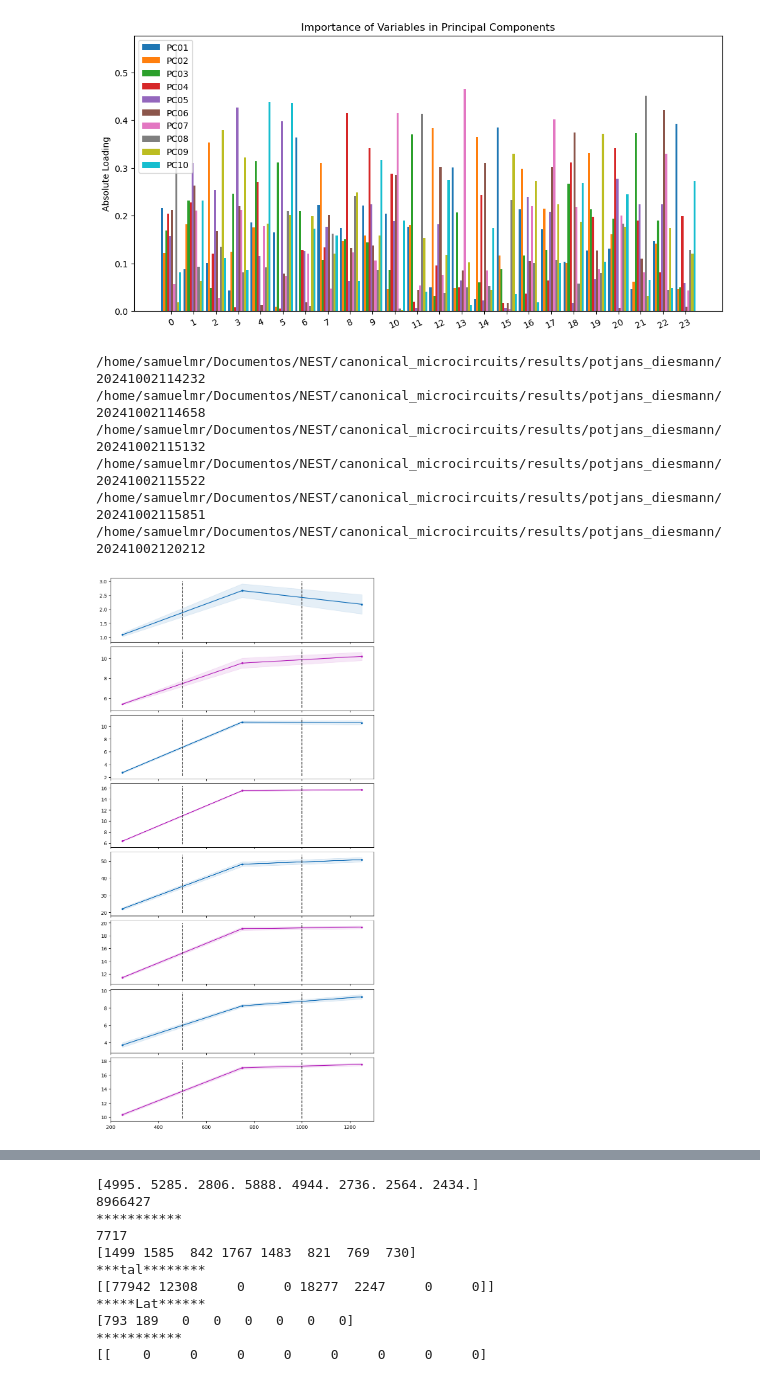
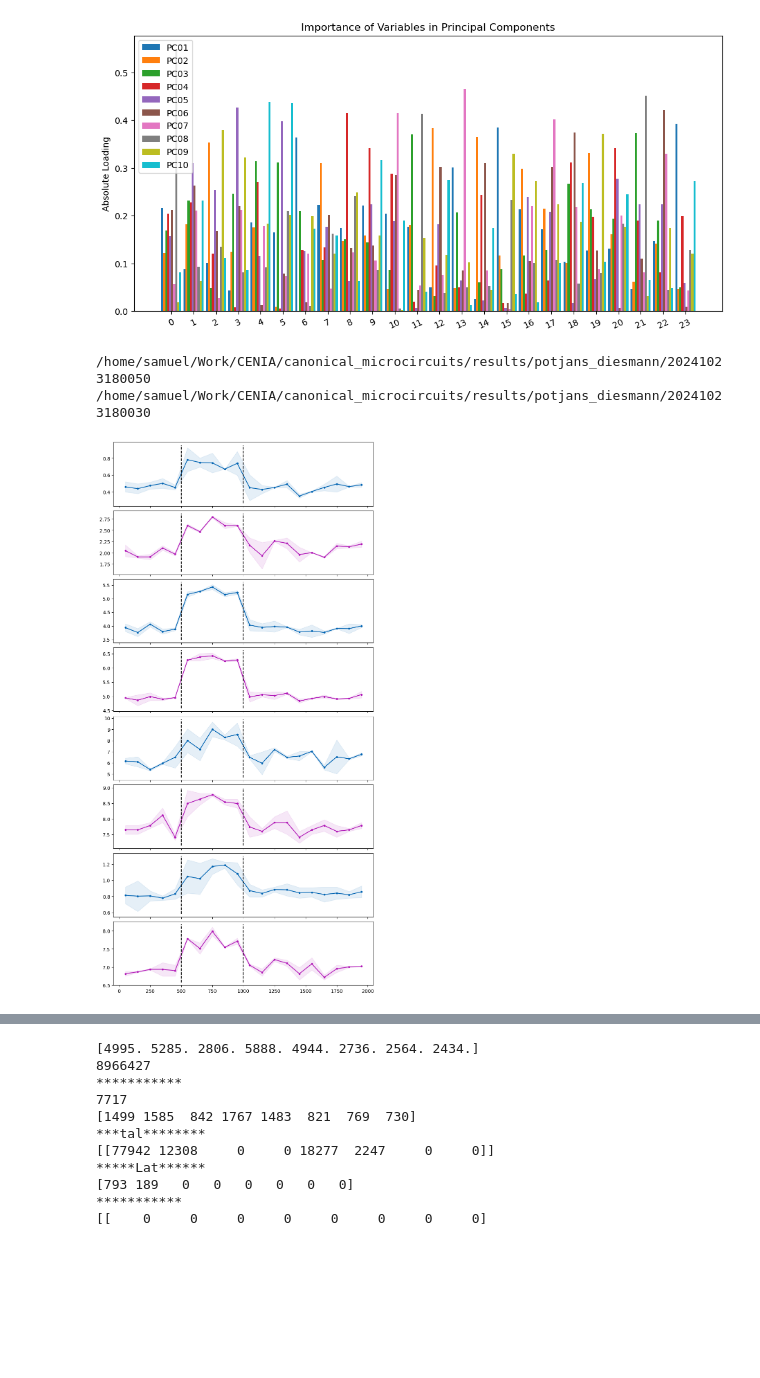
Before and after one commit to smadariagar/canonical_microcircuits, a Jupyter notebook: run_models.ipynb, the cells around one changed output, grey strips where cells are left out. Drawn from its saved outputs; the diff is of its cells as text; code cells hidden in the pictures; blank space fills up the shorter version.

```diff
--- a/run_models.ipynb
+++ b/run_models.ipynb
@@ -380,23 +379,20 @@ Variance explained by each principal component: 1.0
 # %%
 # PSTH nuevos
 folder_path = os.path.join(os.getcwd(), 'results/potjans_diesmann/')
 #folder_path = '/home/samuelmr/Escritorio/results/09_28/result3_4'
 
-l_bin = 500
+l_bin = 100
+t_sim = 2000
 
-psth.PSTH_folders_data(folder_path, 0.1, 1500, l_bin)
+psth.PSTH_folders_data(folder_path, 0.1, t_sim, l_bin)
 
-psth.PSTH_figure(folder_path, 1500, l_bin, 0)
-psth.PSTH_figure(folder_path, 1500, l_bin, 2)
-psth.PSTH_figure(folder_path, 1500, l_bin, 4)
-psth.PSTH_plot_tog(folder_path, 1500, l_bin)
+psth.PSTH_figure(folder_path, t_sim, l_bin, 0)
+#psth.PSTH_figure(folder_path, t_sim, l_bin, 2)
+#psth.PSTH_figure(folder_path, t_sim, l_bin, 4)
+#psth.PSTH_plot_tog(folder_path, t_sim, l_bin)
 
 #psth.PSTH_plot(folder_path, 1600, l_bin)
 # %% [output]
-/home/samuelmr/Documentos/NEST/canonical_microcircuits/results/potjans_diesmann/20241002114232
-/home/samuelmr/Documentos/NEST/canonical_microcircuits/results/potjans_diesmann/20241002114658
-/home/samuelmr/Documentos/NEST/canonical_microcircuits/results/potjans_diesmann/20241002115132
-/home/samuelmr/Documentos/NEST/canonical_microcircuits/results/potjans_diesmann/20241002115522
-/home/samuelmr/Documentos/NEST/canonical_microcircuits/results/potjans_diesmann/20241002115851
-/home/samuelmr/Documentos/NEST/canonical_microcircuits/results/potjans_diesmann/20241002120212
+/home/samuel/Work/CENIA/canonical_microcircuits/results/potjans_diesmann/20241023180050
+/home/samuel/Work/CENIA/canonical_microcircuits/results/potjans_diesmann/20241023180030
-[figure, old version]
+[figure, new version]
```
Also changed, not shown: parts of 4 cells of this notebook, 6 other files.
